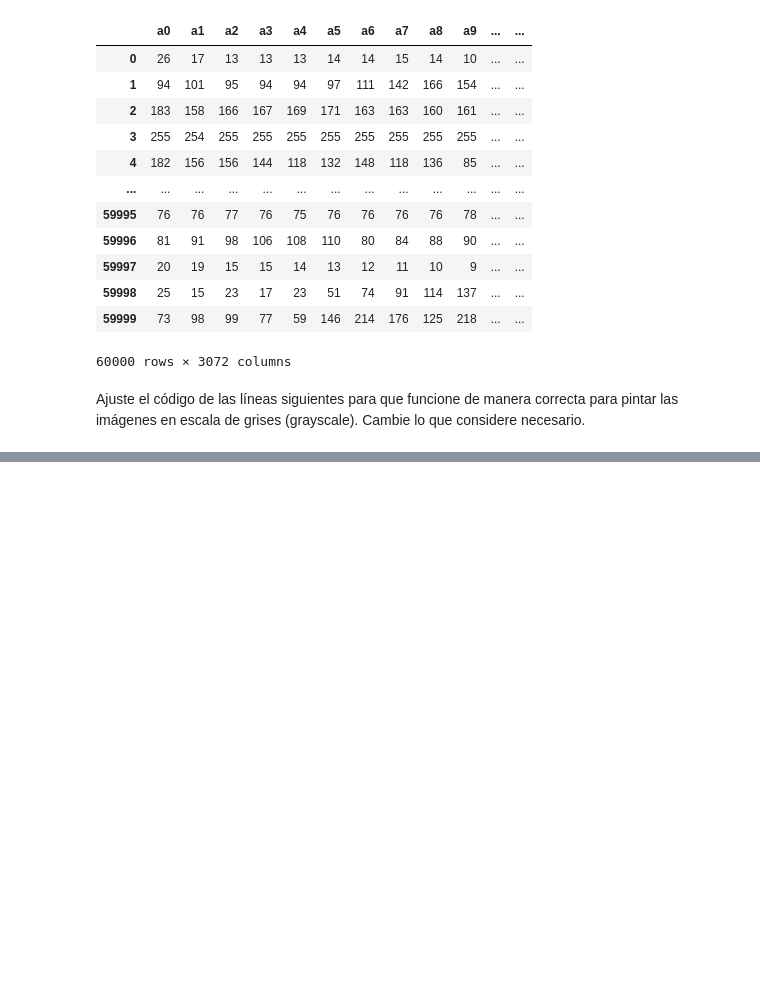
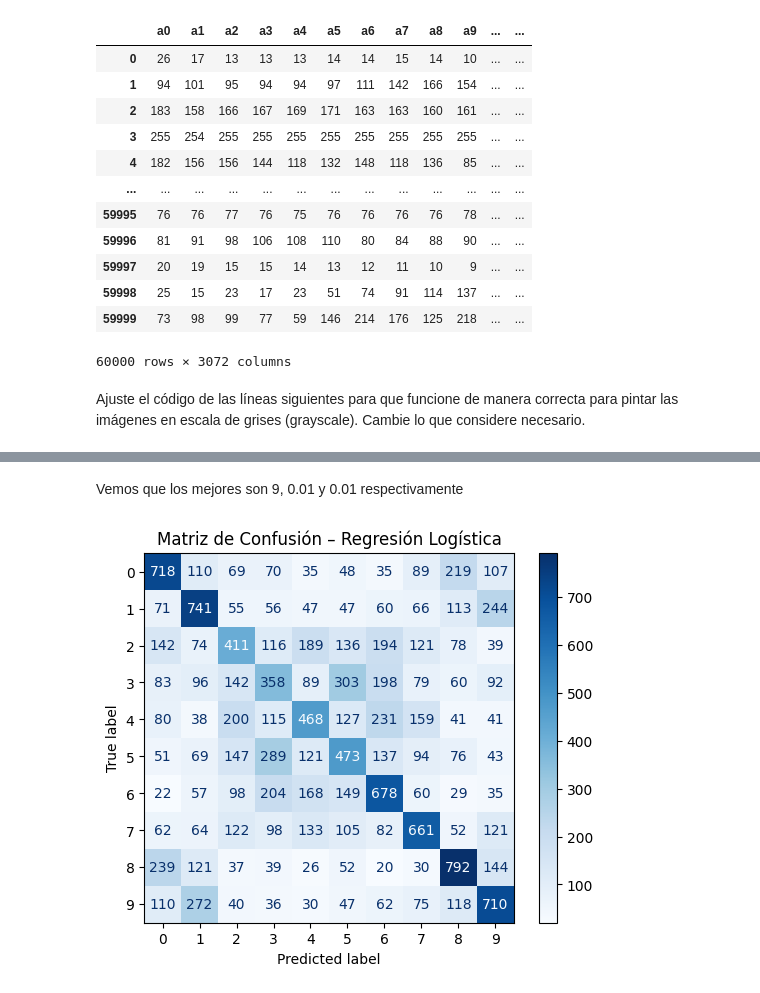
Before and after one commit to StefanoImanol/pc22025I, a Jupyter notebook: 2dapc_ia_2025I_v1_0.ipynb, the cells around one changed output, grey strips where cells are left out. Cells and saved outputs as stored; diff of their text form; code cells hidden in the pictures; blank space fills up the shorter version.

```diff
--- a/2dapc_ia_2025I_v1_0.ipynb
+++ b/2dapc_ia_2025I_v1_0.ipynb
@@ -391,0 +406,11 @@ SVM Lineal: Accuracy promedio = 0.3080, Desviación estándar = 0.0049
+# %% [markdown]
+Vemos que los mejores son 9, 0.01 y 0.01 respectivamente
+# %%
+# División 75% entrenamiento, 25% prueba
+X_train, X_test, y_train, y_test = train_test_split(X, y, stratify=y, test_size=0.25, random_state=0)
+# %%
+#Entrenar Regresión Logística y predecir
+clf = make_pipeline(StandardScaler(), LogisticRegression(C=0.01,max_iter=1000, random_state=0)) #C es el mejor valor del paso anterior
+clf.fit(X_train, y_train)
+
+y_pred = clf.predict(X_test)
@@ -391,0 +429,9 @@ SVM Lineal: Accuracy promedio = 0.3080, Desviación estándar = 0.0049
+# %%
+#Matriz de confusion
+cm = confusion_matrix(y_test, y_pred)
+disp = ConfusionMatrixDisplay(confusion_matrix=cm)
+disp.plot(cmap='Blues', values_format='d')
+plt.title('Matriz de Confusión – Regresión Logística')
+plt.show()
+# %% [output]
+[figure, added]
```
Also changed, not shown: parts of 16 cells of this notebook.
